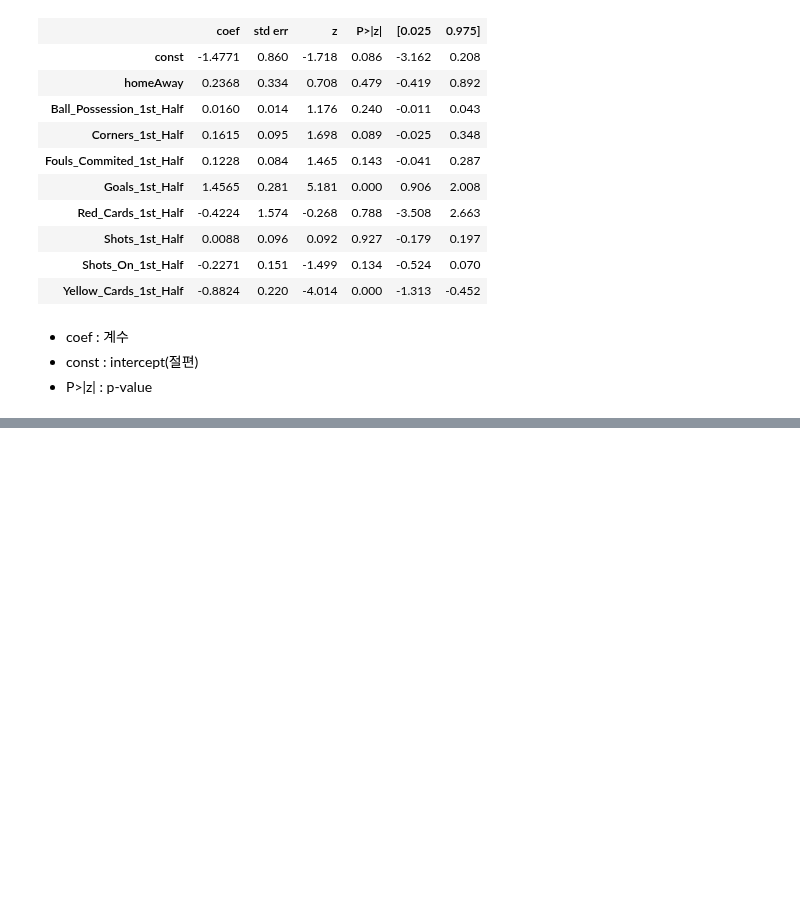
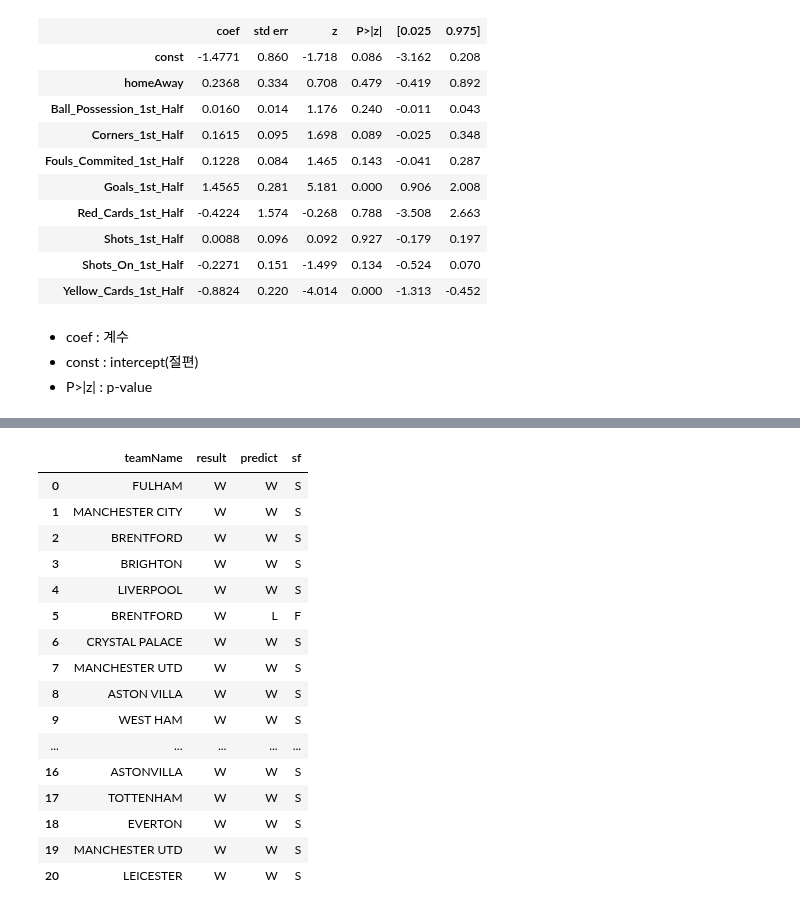
Before and after one commit to half-time-analyze/win-draw, a Jupyter notebook: final/win-draw.ipynb, the cells around one changed output, grey strips where cells are left out. Saved outputs shown, nothing was run; the diff lists cells and outputs as text; code cells hidden in the pictures; blank space fills up the shorter version.

```diff
--- a/final/win-draw.ipynb
+++ b/final/win-draw.ipynb
@@ -302,0 +353,22 @@ Logit Regression Results
+# %%
+#승 데이터 추출
+testdataW = testdata[testdata['result'] == 'W']
+testdataW
+# %% [output]
+|  | teamName | result | predict | sf |
+| 0 | FULHAM | W | W | S |
+| 1 | MANCHESTER CITY | W | W | S |
+| 2 | BRENTFORD | W | W | S |
+| 3 | BRIGHTON | W | W | S |
+| 4 | LIVERPOOL | W | W | S |
+| 5 | BRENTFORD | W | L | F |
+| 6 | CRYSTAL PALACE | W | W | S |
+| 7 | MANCHESTER UTD | W | W | S |
+| 8 | ASTON VILLA | W | W | S |
+| 9 | WEST HAM | W | W | S |
+| ... | ... | ... | ... | ... |
+| 16 | ASTONVILLA | W | W | S |
+| 17 | TOTTENHAM | W | W | S |
+| 18 | EVERTON | W | W | S |
+| 19 | MANCHESTER UTD | W | W | S |
+| 20 | LEICESTER | W | W | S |
```
Also changed, not shown: parts of 12 cells of this notebook.
